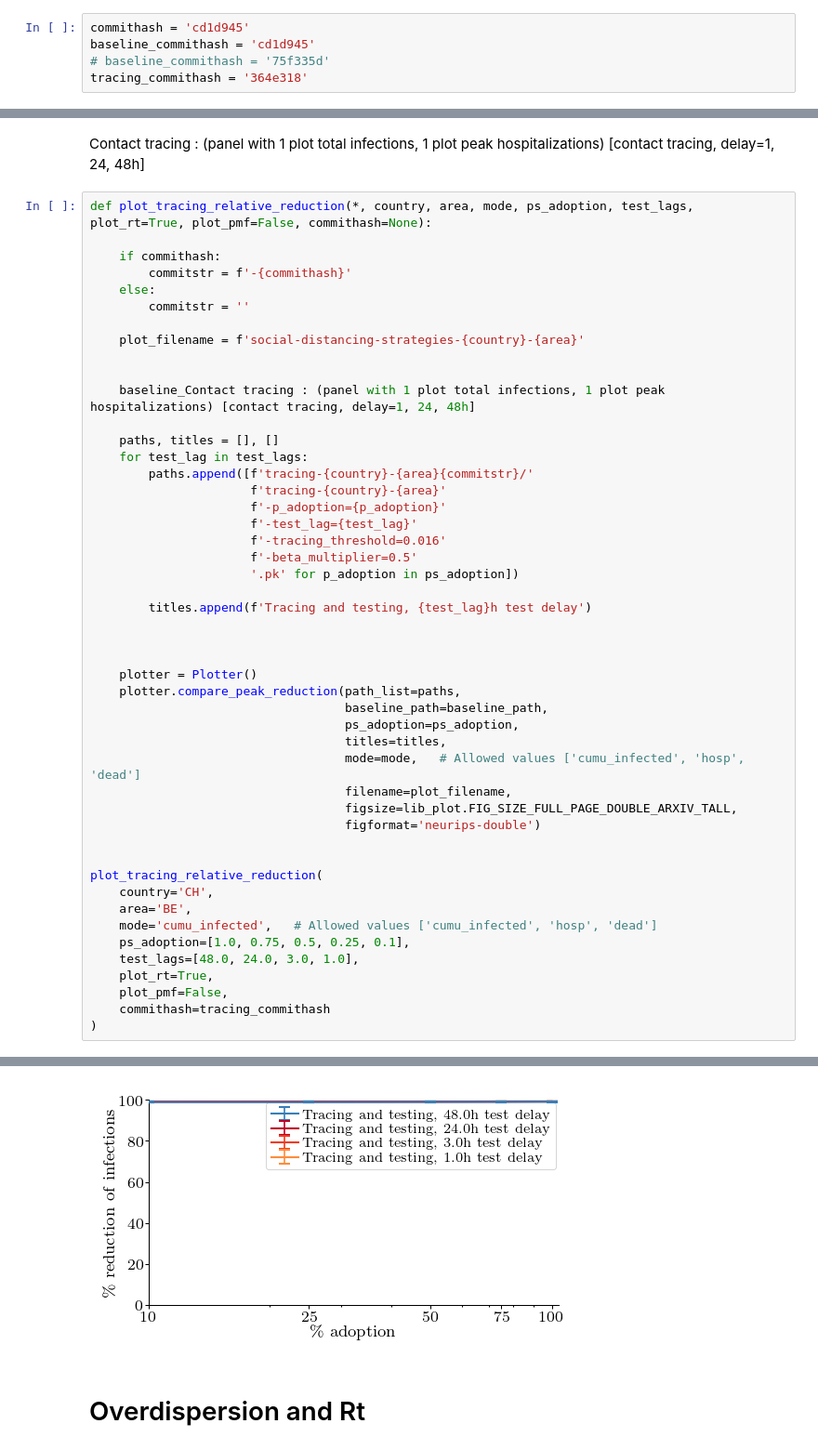
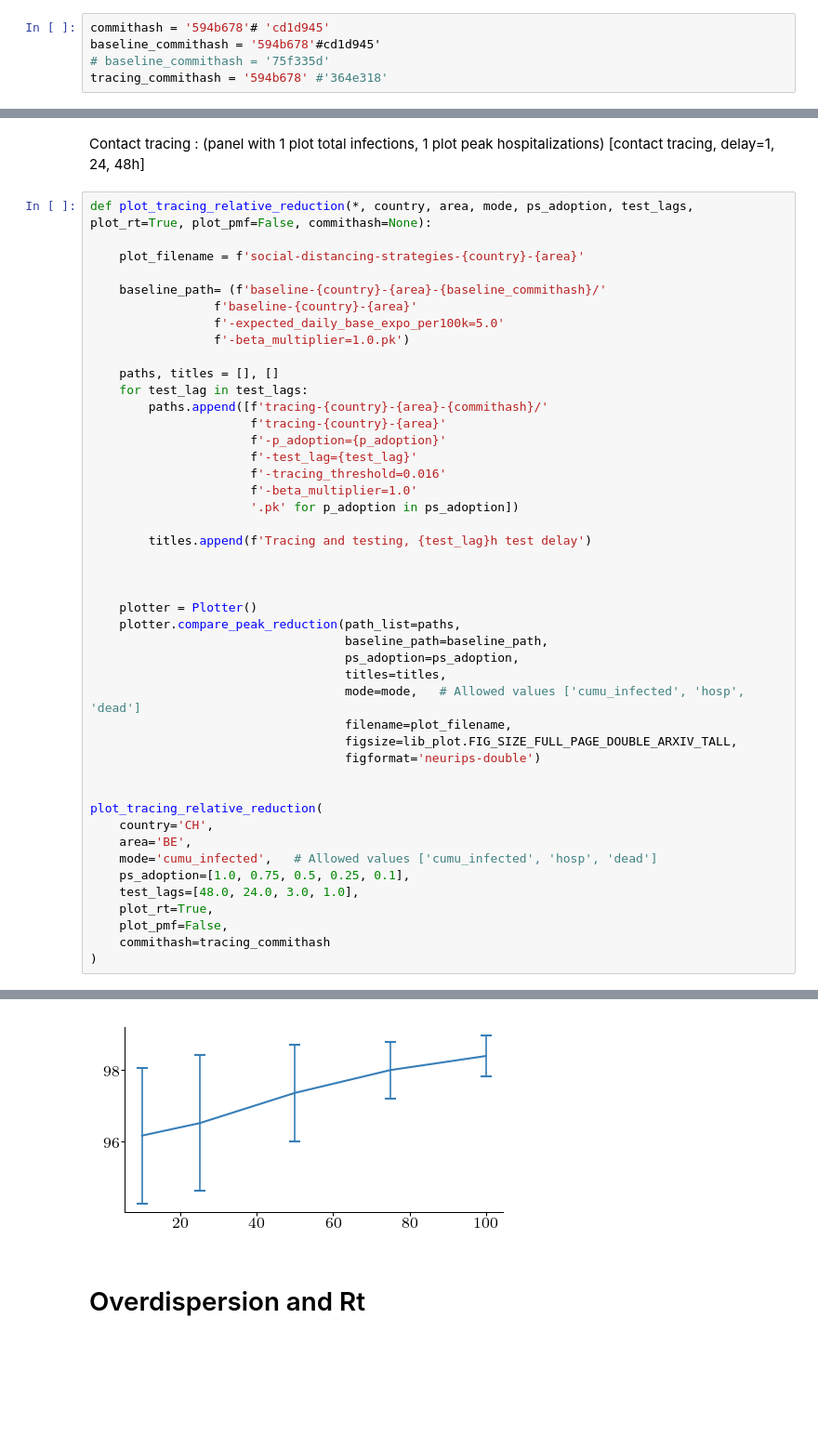
Before and after one commit to covid19-model/simulator, a Jupyter notebook: sim/sim-plot.ipynb, the cells around one changed output, grey strips where cells are left out. Shown at 93% size. Saved outputs shown, nothing was run; the diff lists cells and outputs as text; blank space fills up the shorter version.

```diff
--- a/sim/sim-plot.ipynb
+++ b/sim/sim-plot.ipynb
@@ -22,10 +22,10 @@ from lib.plot import Plotter
 import matplotlib.pyplot as plt
 from lib.summary import load_condensed_summary
 # %%
-commithash = 'cd1d945'
-baseline_commithash = 'cd1d945'
+commithash = '594b678'# 'cd1d945'
+baseline_commithash = '594b678'#cd1d945'
 # baseline_commithash = '75f335d'
-tracing_commithash = '364e318'
+tracing_commithash = '594b678' #'364e318'
 # %% [markdown]
 # Model validation
 # %% [markdown]
@@ -179,24 +159,21 @@ Contact tracing : (panel with 1 plot total infections, 1 plot peak hospitalizati
 # %%
 def plot_tracing_relative_reduction(*, country, area, mode, ps_adoption, test_lags, plot_rt=True, plot_pmf=False, commithash=None):
 
-    if commithash:
-        commitstr = f'-{commithash}'
-    else:
-        commitstr = ''
-
     plot_filename = f'social-distancing-strategies-{country}-{area}'
 
-
-    baseline_Contact tracing : (panel with 1 plot total infections, 1 plot peak hospitalizations) [contact tracing, delay=1, 24, 48h]
+    baseline_path= (f'baseline-{country}-{area}-{baseline_commithash}/'
+                 f'baseline-{country}-{area}'
+                 f'-expected_daily_base_expo_per100k=5.0'
+                 f'-beta_multiplier=1.0.pk')
 
     paths, titles = [], []
     for test_lag in test_lags:
-        paths.append([f'tracing-{country}-{area}{commitstr}/'
+        paths.append([f'tracing-{country}-{area}-{commithash}/'
                       f'tracing-{country}-{area}'
                       f'-p_adoption={p_adoption}'
                       f'-test_lag={test_lag}'
                       f'-tracing_threshold=0.016'
-                      f'-beta_multiplier=0.5'
+                      f'-beta_multiplier=1.0'
                       '.pk' for p_adoption in ps_adoption])
 
         titles.append(f'Tracing and testing, {test_lag}h test delay')
@@ -245,4 +212,4 @@ Loaded previously extracted data.
-[figure, old version]
+[figure, new version]
 # %% [markdown]
 # Overdispersion and Rt
 # %% [markdown]
```
Also changed, not shown: parts of 6 cells of this notebook, 9 other files.
